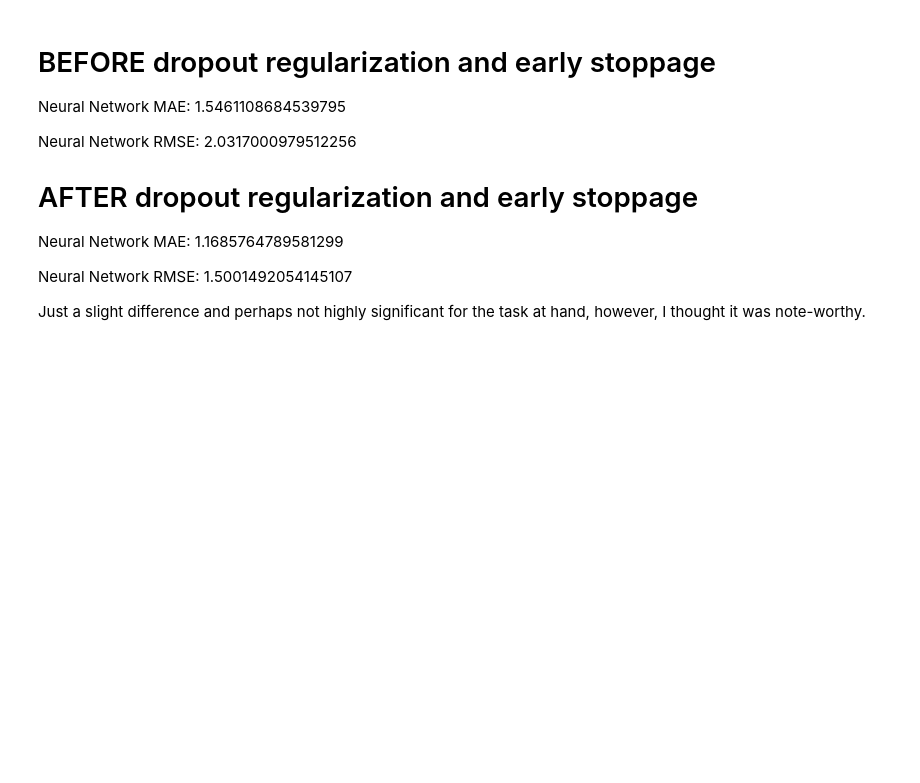
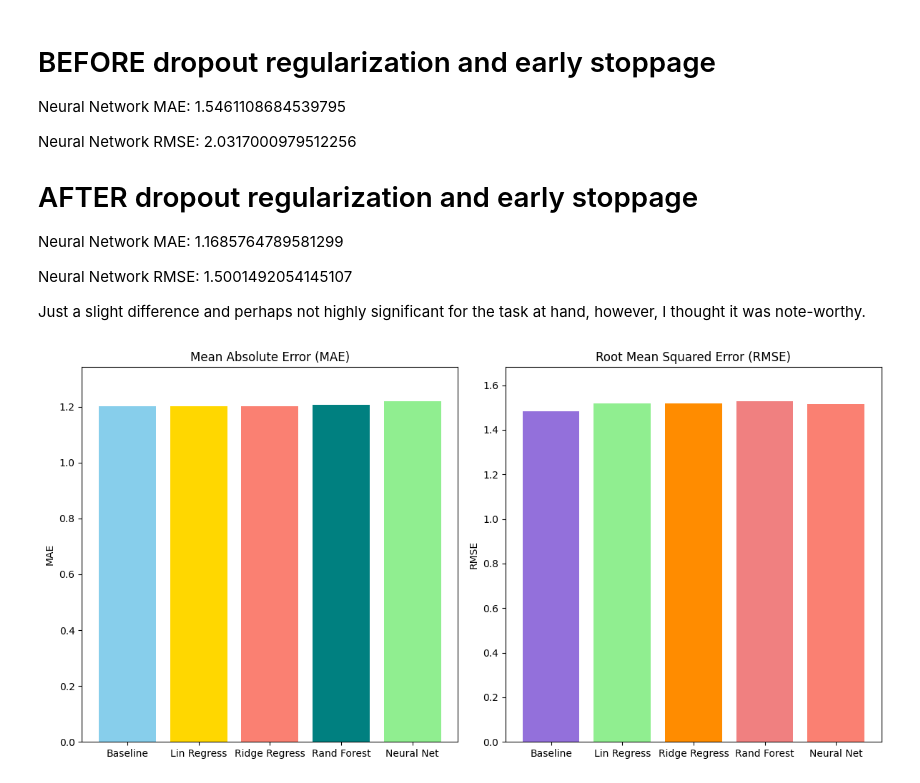
Before and after one commit to DevAhmed-py/reg_models, a Jupyter notebook: fire_reg.ipynb, the cells around one changed output. Drawn from its saved outputs; the diff is of its cells as text; code cells hidden in the pictures; blank space fills up the shorter version.

```diff
--- a/fire_reg.ipynb
+++ b/fire_reg.ipynb
@@ -319,17 +319,30 @@ Just a slight difference and perhaps not highly significant for the task at hand
 # %%
 # Append the Neural Network's MAE and RMSE to the existing values
 mae_values.append(mae_nn)
 rmse_values.append(rmse_nn)
 
 # Add Neural Network to the list of model names
 models_.append('Neural Net')
 
 # Set up the figure and axes for MAE and RMSE
 plt.figure(figsize=(12, 6))
 
 # Bar plot for MAE
 plt.subplot(1, 2, 1)
 plt.bar(models_, mae_values, color=['skyblue', 'gold', 'salmon', 'teal', 'lightgreen'])
 plt.title('Mean Absolute Error (MAE)')
 plt.ylabel('MAE')
 plt.ylim(0, max(mae_values) + 0.1 * max(mae_values))
+
+# Bar plot for RMSE
+plt.subplot(1, 2, 2)
+plt.bar(models_, rmse_values, color=['mediumpurple', 'lightgreen', 'darkorange', 'lightcoral', 'salmon'])
+plt.title('Root Mean Squared Error (RMSE)')
+plt.ylabel('RMSE')
+plt.ylim(0, max(rmse_values) + 0.1 * max(rmse_values))
+
+# Display the plots
+plt.tight_layout()
+plt.show()
+# %% [output]
+[figure, added]
```
Also changed, not shown: parts of 2 cells of this notebook.
